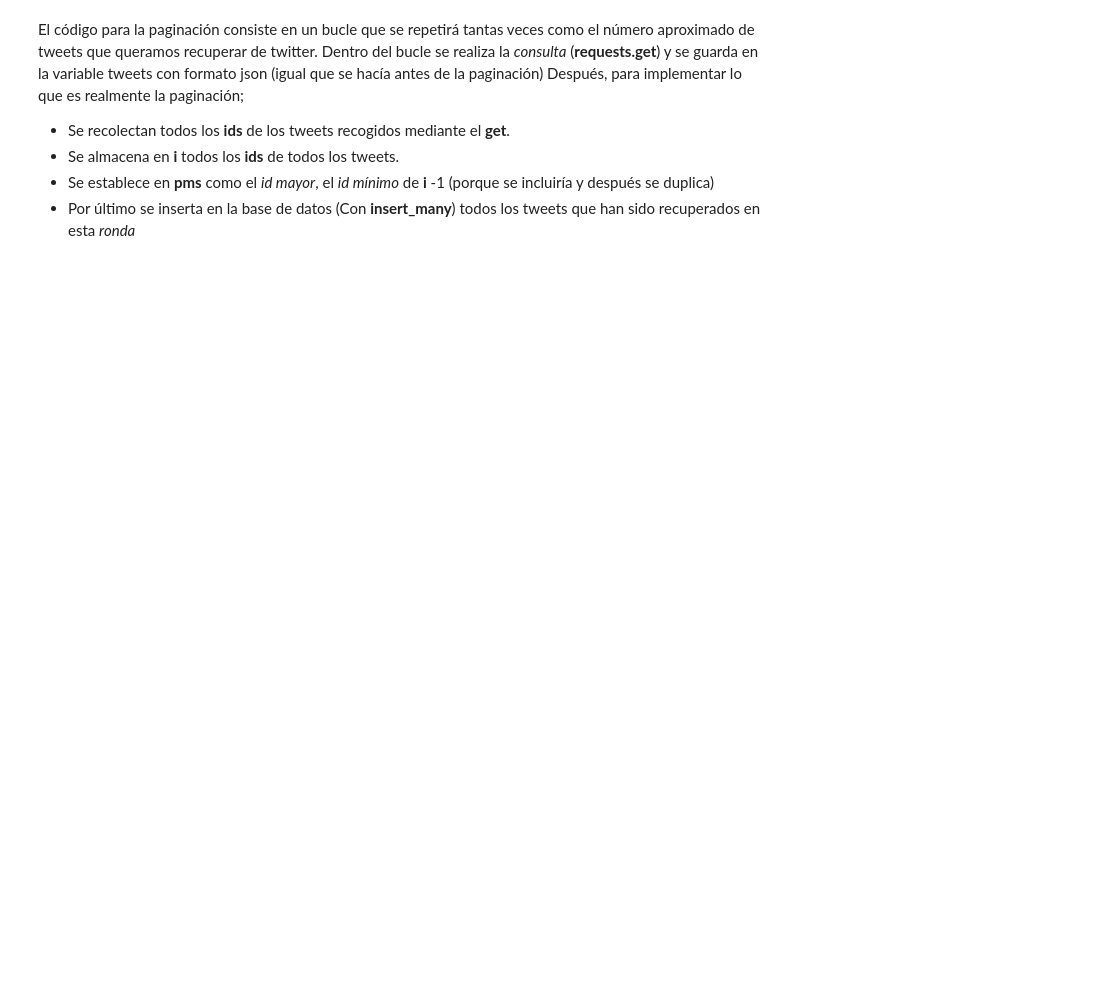
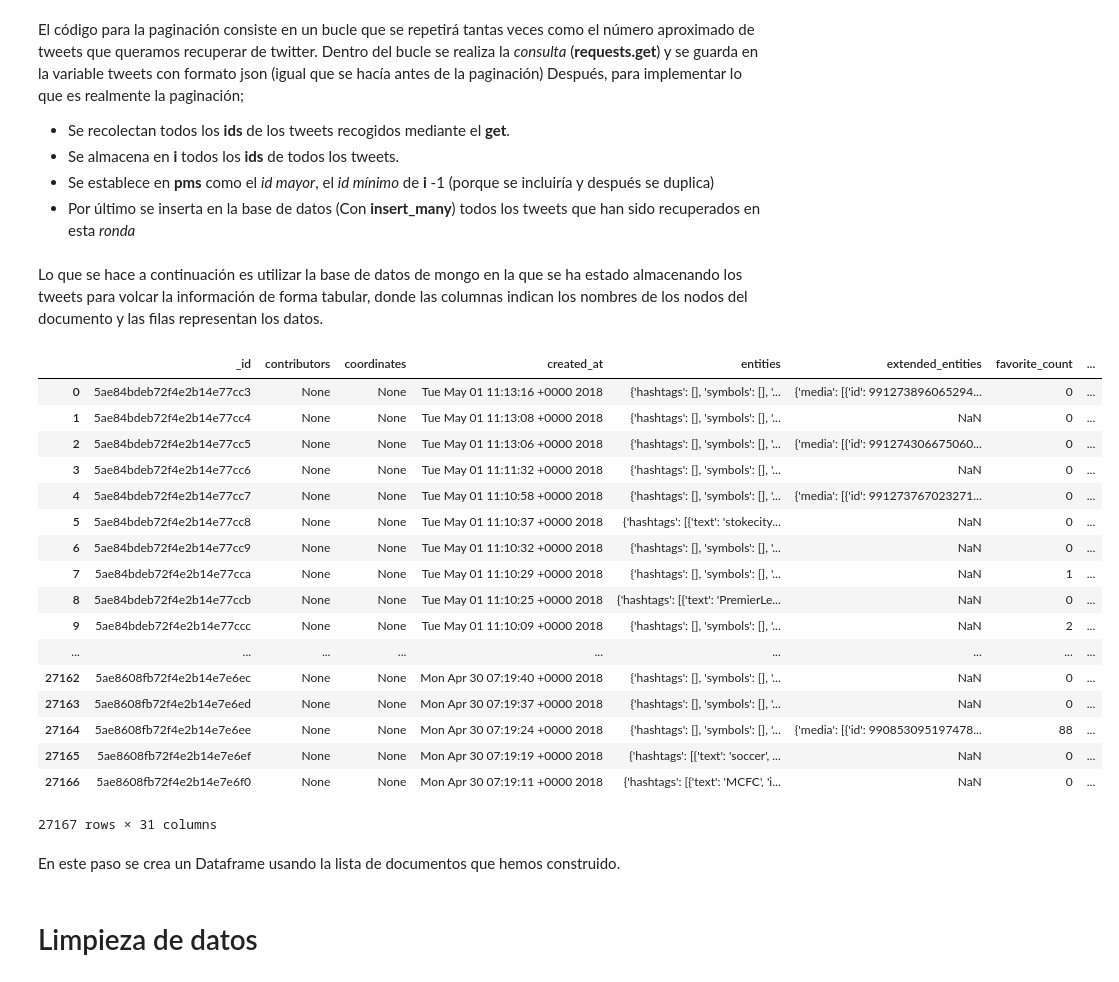
Before and after one commit to JonasLopezMesa/Twitter-Sentiments, a Jupyter notebook: PFG_REST_API.ipynb, the cells around one changed output. Saved outputs shown, nothing was run; the diff lists cells and outputs as text; code cells hidden in the pictures; blank space fills up the shorter version.

Commit message:
Segunda versión de REST API
Segunda versión de rest API. Antes de utilizar Github

```diff
--- a/PFG_REST_API.ipynb
+++ b/PFG_REST_API.ipynb
@@ -31,6 +35,8 @@ Si la conección es correcta se recuperarán varios documentos que se pueden con
 # %% [markdown]
 Como twitter te permite obtener hasta 100 tweets por llamada, si queremos recuperar más, necesitamos recordar los IDs de los tweets ya descargados para no repetir tweets en las siguientes llamadas. Esto es la paginación.
 # %%
+database_name = "baseDeDatos"
+collection_name = "coleccion"
 from pymongo import MongoClient
 client = MongoClient('mongodb://localhost:27017/')
 db = client[database_name]
@@ -56,3 +81,38 @@ Después, para implementar lo que es realmente la paginación;
 - Se almacena en **i** todos los **ids** de todos los tweets.
 - Se establece en **pms** como el *id mayor*, el *id mínimo* de **i** -1 (porque se incluiría y después se duplica)
 - Por último se inserta en la base de datos (Con **insert_many**) todos los tweets que han sido recuperados en esta *ronda*
+# %%
+#client = MongoClient('mongodb://localhost:27017/')
+#db = client['db']
+#collection = db['collection']
+documents = []
+for doc in collection.find():
+    documents.append(doc)
+# %% [markdown]
+Lo que se hace a continuación es utilizar la base de datos de mongo en la que se ha estado almacenando los tweets para volcar la información de forma tabular, donde las columnas indican los nombres de los nodos del documento y las filas representan los datos.
+# %%
+df = pd.DataFrame(documents)
+df
+# %% [output]
+|  | _id | contributors | coordinates | created_at | entities | extended_entities | favorite_count | ... |
+| 0 | 5ae84bdeb72f4e2b14e77cc3 | None | None | Tue May 01 11:13:16 +0000 2018 | {'hashtags': [], 'symbols': [], '... | {'media': [{'id': 991273896065294... | 0 | ... |
+| 1 | 5ae84bdeb72f4e2b14e77cc4 | None | None | Tue May 01 11:13:08 +0000 2018 | {'hashtags': [], 'symbols': [], '... | NaN | 0 | ... |
+| 2 | 5ae84bdeb72f4e2b14e77cc5 | None | None | Tue May 01 11:13:06 +0000 2018 | {'hashtags': [], 'symbols': [], '... | {'media': [{'id': 991274306675060... | 0 | ... |
+| 3 | 5ae84bdeb72f4e2b14e77cc6 | None | None | Tue May 01 11:11:32 +0000 2018 | {'hashtags': [], 'symbols': [], '... | NaN | 0 | ... |
+| 4 | 5ae84bdeb72f4e2b14e77cc7 | None | None | Tue May 01 11:10:58 +0000 2018 | {'hashtags': [], 'symbols': [], '... | {'media': [{'id': 991273767023271... | 0 | ... |
+| 5 | 5ae84bdeb72f4e2b14e77cc8 | None | None | Tue May 01 11:10:37 +0000 2018 | {'hashtags': [{'text': 'stokecity... | NaN | 0 | ... |
+| 6 | 5ae84bdeb72f4e2b14e77cc9 | None | None | Tue May 01 11:10:32 +0000 2018 | {'hashtags': [], 'symbols': [], '... | NaN | 0 | ... |
+| 7 | 5ae84bdeb72f4e2b14e77cca | None | None | Tue May 01 11:10:29 +0000 2018 | {'hashtags': [], 'symbols': [], '... | NaN | 1 | ... |
+| 8 | 5ae84bdeb72f4e2b14e77ccb | None | None | Tue May 01 11:10:25 +0000 2018 | {'hashtags': [{'text': 'PremierLe... | NaN | 0 | ... |
+| 9 | 5ae84bdeb72f4e2b14e77ccc | None | None | Tue May 01 11:10:09 +0000 2018 | {'hashtags': [], 'symbols': [], '... | NaN | 2 | ... |
+| ... | ... | ... | ... | ... | ... | ... | ... | ... |
+| 27162 | 5ae8608fb72f4e2b14e7e6ec | None | None | Mon Apr 30 07:19:40 +0000 2018 | {'hashtags': [], 'symbols': [], '... | NaN | 0 | ... |
+| 27163 | 5ae8608fb72f4e2b14e7e6ed | None | None | Mon Apr 30 07:19:37 +0000 2018 | {'hashtags': [], 'symbols': [], '... | NaN | 0 | ... |
+| 27164 | 5ae8608fb72f4e2b14e7e6ee | None | None | Mon Apr 30 07:19:24 +0000 2018 | {'hashtags': [], 'symbols': [], '... | {'media': [{'id': 990853095197478... | 88 | ... |
+| 27165 | 5ae8608fb72f4e2b14e7e6ef | None | None | Mon Apr 30 07:19:19 +0000 2018 | {'hashtags': [{'text': 'soccer', ... | NaN | 0 | ... |
+| 27166 | 5ae8608fb72f4e2b14e7e6f0 | None | None | Mon Apr 30 07:19:11 +0000 2018 | {'hashtags': [{'text': 'MCFC', 'i... | NaN | 0 | ... |
+27167 rows × 31 columns
+# %% [markdown]
+En este paso se crea un Dataframe usando la lista de documentos que hemos construido.
+# %% [markdown]
+# Limpieza de datos
```
Also changed, not shown: parts of 9 cells of this notebook.
